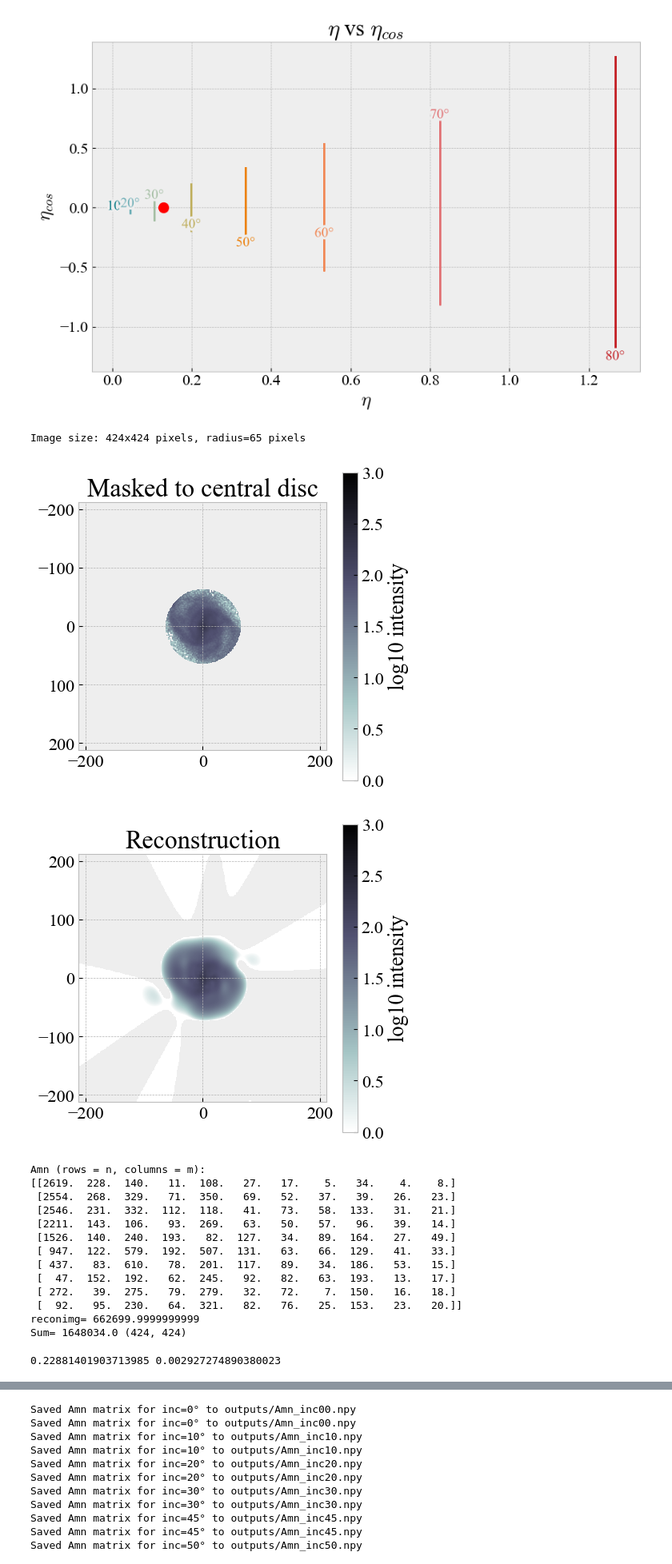
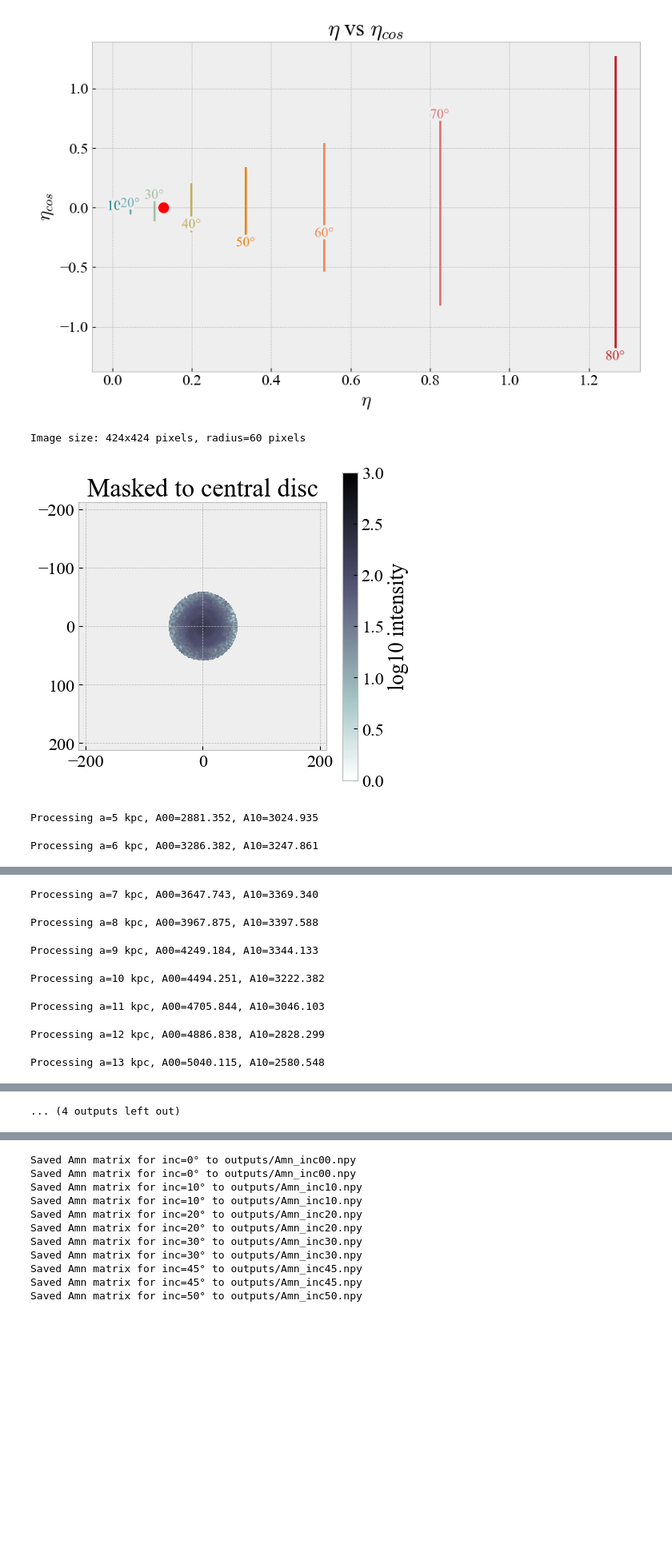
Before and after one commit to meganhmartinez/Sonification, a Jupyter notebook: Expansions.ipynb, the cells around one changed output, grey strips where cells are left out. Shown at 80% size. Cells and saved outputs as stored; diff of their text form; code cells hidden in the pictures; blank space fills up the shorter version.

```diff
--- a/Expansions.ipynb
+++ b/Expansions.ipynb
@@ -182,23 +182,22 @@ Amn (rows = n, columns = m):
 0.12769187815317376 0.00145375422426694
 [figure]
 # %%
-rmax= 212
-a=5
 N=100000
+
 #Load the image as a 2D float array
-file = "290722.jpg"
+file = "295140.jpg"
 gray = np.array(Image.open(file).convert("L"), dtype=float)  # shape (h, w)
 
 h, w = gray.shape
 cx, cy = w//2, h//2
-radius = 65 # in pixels
+radius = 60 # in pixels
 print(f"Image size: {w}x{h} pixels, radius={radius} pixels")
+rmax= h//2
 # Build the circular mask
 y, x = np.indices((h,w))
 mask = (x - cx)**2 + (y - cy)**2 <= radius**2
 x_edges = np.linspace(-rmax, rmax, w)
 y_edges = np.linspace(rmax, -rmax, h)
-
 
 # Apply it: keep the disc, zero (or nan) outside
 disc_only = np.where(mask, gray, 0.0)
@@ -220,6 +219,35 @@ y_edges = np.linspace(-rmax, rmax, h+1)
 x_centers = 0.5*(x_edges[:-1] + x_edges[1:])
 y_centers = 0.5*(y_edges[:-1] + y_edges[1:])
 
+a_array=np.arange(5,15,1)
+ratio_list=[]
+for a in tqdm(a_array, desc="Processing scale lengths", unit="scale length"):
+    D = DiscGalaxy(N=N,a=a,M=np.sum(gray))       # no N needed
+    D.img       = disc_only.T   # transpose → shape = (nx, ny)
+    D.x_edges   = x_edges
+    D.y_edges   = y_edges
+    D.x_centers = x_centers
+    D.y_centers = y_centers
+
+    mmax, nmax = 10, 10
+    E1 = D.make_expansion(mmax, nmax, a, noisy=False)
+    E1.laguerre_reconstruction(D.r, D.p)
+
+    c1 = E1.coscoefs; s1 = E1.sincoefs
+    Amn = np.sqrt(E1.coscoefs**2 +E1.sincoefs**2)
+    Amn_matrix = Amn.T
+    A00=Amn_matrix[0,0]
+    A10=Amn_matrix[1,0]
+    print(f"Processing a={a} kpc, A00={A00:.3f}, A10={A10:.3f}")
+    ratio=np.abs(A10/A00)
+    ratio_list.append(ratio)
+
+min_ratio = min((ratio_list))
+min_index = ratio_list.index(min_ratio)
+print(min_index, ratio_list)
+print(f"Minimum ratio {min_ratio:.3f} found for a = {a_array[min_index]:.1f} kpc")
+
+a=a_array[min_index]
 D = DiscGalaxy(N=N,a=a)       # no N needed
 D.img       = disc_only.T   # transpose → shape = (nx, ny)
 D.x_edges   = x_edges
@@ -227,12 +255,11 @@ D.y_edges   = y_edges
 D.x_centers = x_centers
 D.y_centers = y_centers
 
-# Expand & reconstruct just as you wrote originally
+# Expand & reconstruct
 mmax, nmax = 10, 10
 E1 = D.make_expansion(mmax, nmax, a, noisy=False)
 E1.laguerre_reconstruction(D.r, D.p)
-
-# Histogram back & plot
+# Histogram
 X2, Y2   = np.meshgrid(x_centers, y_centers, indexing='ij')
 x_flat   = X2.ravel();     y_flat   = Y2.ravel()
 w_flat   = E1.reconstruction.ravel()
@@ -283,8 +310,8 @@ for inc in tqdm(incl_list, desc="Processing inclinations", unit="inclination"):
         # generate the galaxy
         D = DiscGalaxy(N=N, a=a, M=np.sum(gray))
         D.rotate_disc(inc, 0, PA)
-        D.generate_image(rmax=rmax, nbins=nbins, noiselevel=noise)
-        E = D.make_pointexpansion(mmax, nmax, a)
+        D.generate_image(rmax=rmax, nbins=h, noiselevel=noise)
+        E = D.make_pointexpansion(mmax, nmax, a) #### infinite limit
 
         costheta = np.cos(np.radians(inc))
         coscoefs = E.coscoefs
@@ -304,49 +331,36 @@ for inc in tqdm(incl_list, desc="Processing inclinations", unit="inclination"):
         etas.append(eta)
         eta_sin_list.append(eta_sin)
         eta_cos_list.append(eta_cos)
     eta_avg=np.mean(etas)
     eta_avg_list.append(eta_avg)
     plt.plot(etas, eta_cos_list, '-', label=f"{inc:.0f}°", color=my_gradient(colorindx[i]))
     #plt.plot(etas, eta_sin_list, '--', label=f"{inc:.0f}° (sin)")
     i += 1
 
 plt.xlabel(r"$\eta$")
 plt.ylabel(r"$\eta_{\text{component}}$")
 labelLines(plt.gca().get_lines(),align=False,fontsize=14)
 plt.title(r"$\eta_{\cos}$ and $\eta_{\sin}$ vs $\eta$")
 plt.grid(True)
 # now do the blind test and overplot a big marker
 
-
+num_sin = sum(s1[2,n] for n in range(nmax))
 num_cos = sum(c1[2,n] for n in range(nmax))
 
 num     = sum(np.hypot(c1[2,n], s1[2,n]) for n in range(nmax))
 den     = sum(abs(c1[0,n])            for n in range(nmax))
 
 eta_bt     = num/den
 eta_cos_bt = num_cos/den
-
+eta_sin_bt = num_sin/den
 
 # big red dot
 plt.plot(eta_bt, eta_cos_bt, 'o', color='red', markersize=10, label="Blind Test")
 print(eta_bt, eta_cos_bt)
 plt.tight_layout()
 plt.show()
 # %% [output]
-Image size: 424x424 pixels, radius=65 pixels
+Image size: 424x424 pixels, radius=60 pixels
-[figure, old version]
+[figure, new version]
-[figure, removed]
-Amn (rows = n, columns = m):
-[[2619.  228.  140.   11.  108.   27.   17.    5.   34.    4.    8.]
- [2554.  268.  329.   71.  350.   69.   52.   37.   39.   26.   23.]
- [2546.  231.  332.  112.  118.   41.   73.   58.  133.   31.   21.]
- [2211.  143.  106.   93.  269.   63.   50.   57.   96.   39.   14.]
- [1526.  140.  240.  193.   82.  127.   34.   89.  164.   27.   49.]
- [ 947.  122.  579.  192.  507.  131.   63.   66.  129.   41.   33.]
- [ 437.   83.  610.   78.  201.  117.   89.   34.  186.   53.   15.]
- [  47.  152.  192.   62.  245.   92.   82.   63.  193.   13.   17.]
- [ 272.   39.  275.   79.  279.   32.   72.    7.  150.   16.   18.]
- [  92.   95.  230.   64.  321.   82.   76.   25.  153.   23.   20.]]
-reconimg= 662699.9999999999
-Sum= 1648034.0 (424, 424)
+Processing a=5 kpc, A00=2881.352, A10=3024.935
-0.22881401903713985 0.002927274890380023
+Processing a=6 kpc, A00=3286.382, A10=3247.861
@@ -353,0 +367,7 @@ Sum= 1648034.0 (424, 424)
+Processing a=7 kpc, A00=3647.743, A10=3369.340
+Processing a=8 kpc, A00=3967.875, A10=3397.588
+Processing a=9 kpc, A00=4249.184, A10=3344.133
+Processing a=10 kpc, A00=4494.251, A10=3222.382
+Processing a=11 kpc, A00=4705.844, A10=3046.103
+Processing a=12 kpc, A00=4886.838, A10=2828.299
+Processing a=13 kpc, A00=5040.115, A10=2580.548
@@ -354,3 +377,4 @@ Sum= 1648034.0 (424, 424)
+... (4 outputs left out)
 # %%
 def cos_function(x, A, B, C, D):
 
```
Also changed, not shown: parts of 6 cells of this notebook, 33 other files.
